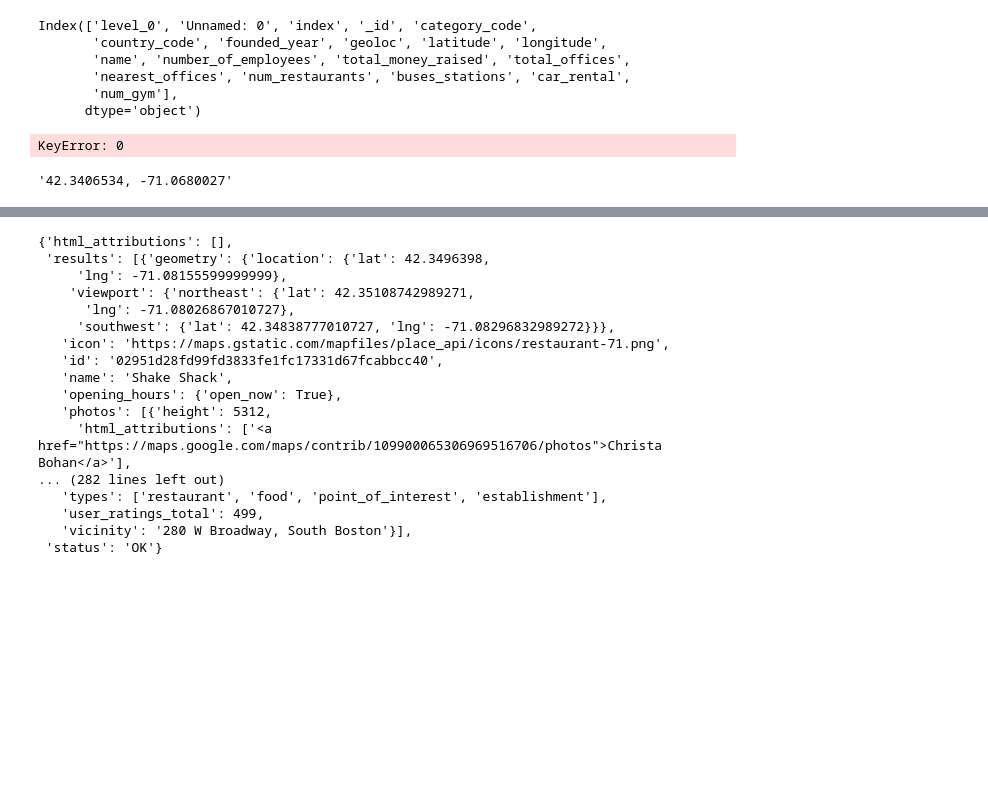
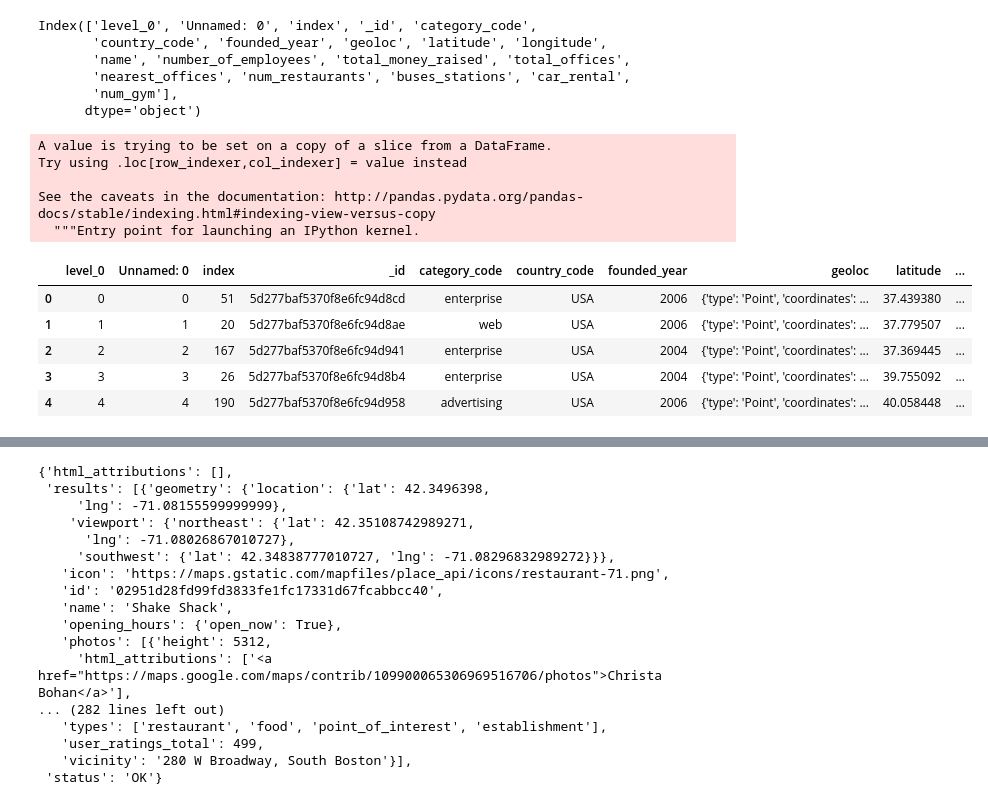
Before and after one commit to fserrey/visualizing-real-world-data, a Jupyter notebook: Api calls.ipynb, the cells around one changed output, grey strips where cells are left out. Saved outputs shown, nothing was run; the diff lists cells and outputs as text; code cells hidden in the pictures; blank space fills up the shorter version.

```diff
--- a/Api calls.ipynb
+++ b/Api calls.ipynb
@@ -215,9 +203,15 @@ def ranking_places(df):
-# %%
-ranking_places(df_1500_api)
-# %% [output]
-KeyError: 0
-# %%
-coor = df["latitude"][0].astype(str) + ", " + df["longitude"][0].astype(str)
-coor
-# %% [output]
-'42.3406534, -71.0680027'
+# %%
+df_1500_api["ranking"] = df_1500_api['number_of_employees']*0.8 + df_1500_api['nearest_offices']*0.8 + df_1500_api["num_restaurants"]*0.6 + df_1500_api["car_rental"]*0.5 + df_1500_api["buses_stations"]*0.3 + df_1500_api["num_gym"]*0.3
+df_1500_api.head()
+# %% [output]
+A value is trying to be set on a copy of a slice from a DataFrame.
+Try using .loc[row_indexer,col_indexer] = value instead
+
+See the caveats in the documentation: http://pandas.pydata.org/pandas-docs/stable/indexing.html#indexing-view-versus-copy
+  """Entry point for launching an IPython kernel.
+|  | level_0 | Unnamed: 0 | index | _id | category_code | country_code | founded_year | geoloc | latitude | ... |
+| 0 | 0 | 0 | 51 | 5d277baf5370f8e6fc94d8cd | enterprise | USA | 2006 | {'type': 'Point', 'coordinates': ... | 37.439380 | ... |
+| 1 | 1 | 1 | 20 | 5d277baf5370f8e6fc94d8ae | web | USA | 2006 | {'type': 'Point', 'coordinates': ... | 37.779507 | ... |
+| 2 | 2 | 2 | 167 | 5d277baf5370f8e6fc94d941 | enterprise | USA | 2004 | {'type': 'Point', 'coordinates': ... | 37.369445 | ... |
+| 3 | 3 | 3 | 26 | 5d277baf5370f8e6fc94d8b4 | enterprise | USA | 2004 | {'type': 'Point', 'coordinates': ... | 39.755092 | ... |
+| 4 | 4 | 4 | 190 | 5d277baf5370f8e6fc94d958 | advertising | USA | 2006 | {'type': 'Point', 'coordinates': ... | 40.058448 | ... |
```
Also changed, not shown: parts of 4 cells of this notebook.
